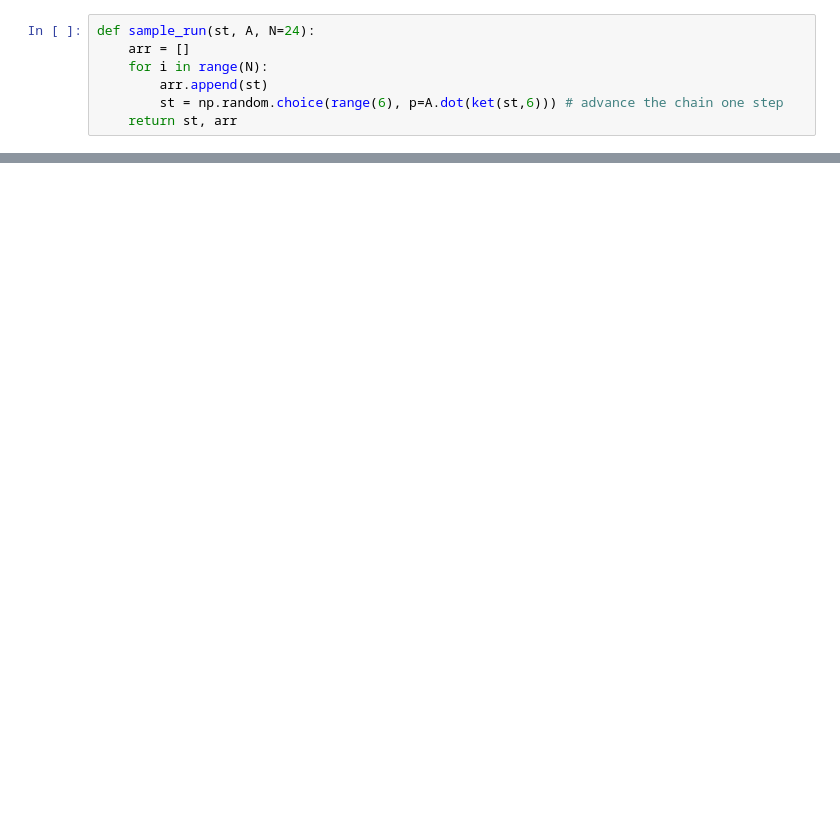
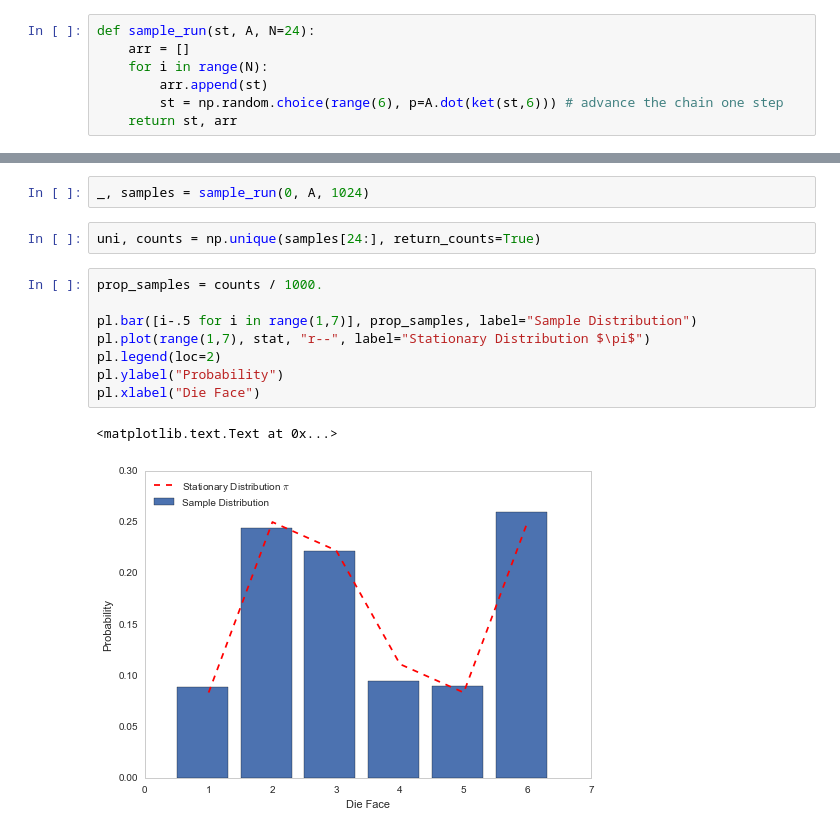
Before and after one commit to Bogazici-CMPE548-Spring2016/Cmpe548-Assignment2, a Jupyter notebook: HW2.ipynb, the cells around one changed output, grey strips where cells are left out. Saved outputs shown, nothing was run; the diff lists cells and outputs as text; blank space fills up the shorter version.

```diff
--- a/HW2.ipynb
+++ b/HW2.ipynb
@@ -208,0 +236,15 @@ sns.barplot(unique, counts)
+# %%
+_, samples = sample_run(0, A, 1024)
+# %%
+uni, counts = np.unique(samples[24:], return_counts=True)
+# %%
+prop_samples = counts / 1000.
+
+pl.bar([i-.5 for i in range(1,7)], prop_samples, label="Sample Distribution")
+pl.plot(range(1,7), stat, "r--", label="Stationary Distribution $\pi$")
+pl.legend(loc=2)
+pl.ylabel("Probability")
+pl.xlabel("Die Face")
+# %% [output]
+<matplotlib.text.Text at 0x...>
+[figure, added]
```
Also changed, not shown: parts of 16 cells of this notebook.
